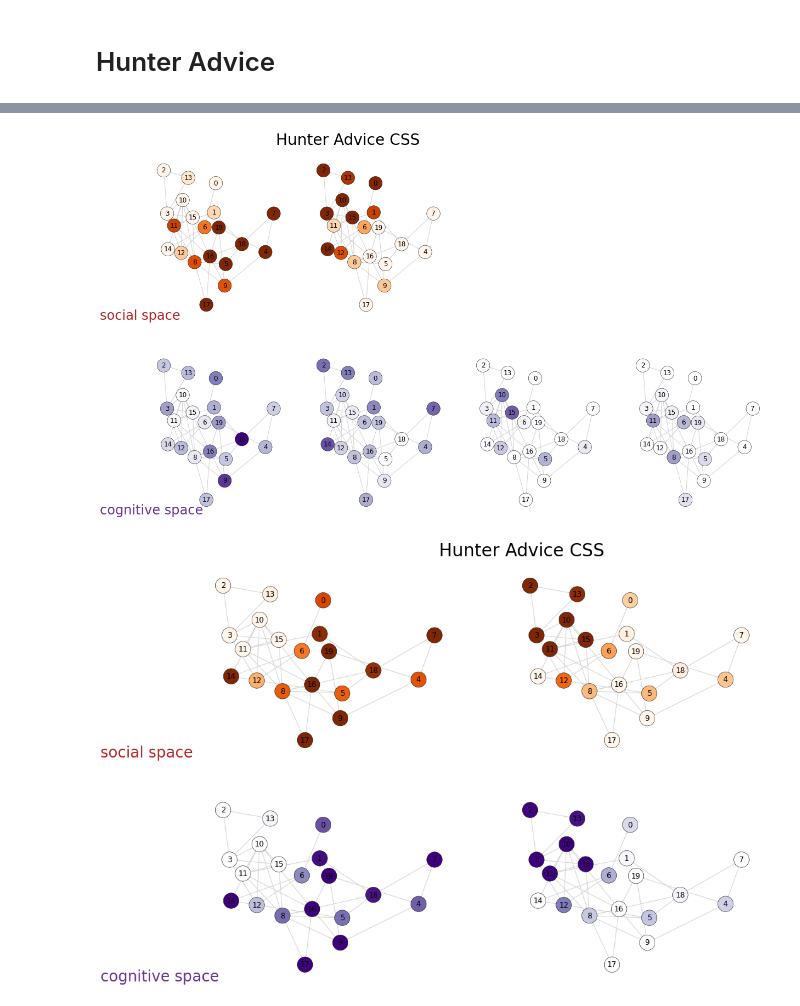
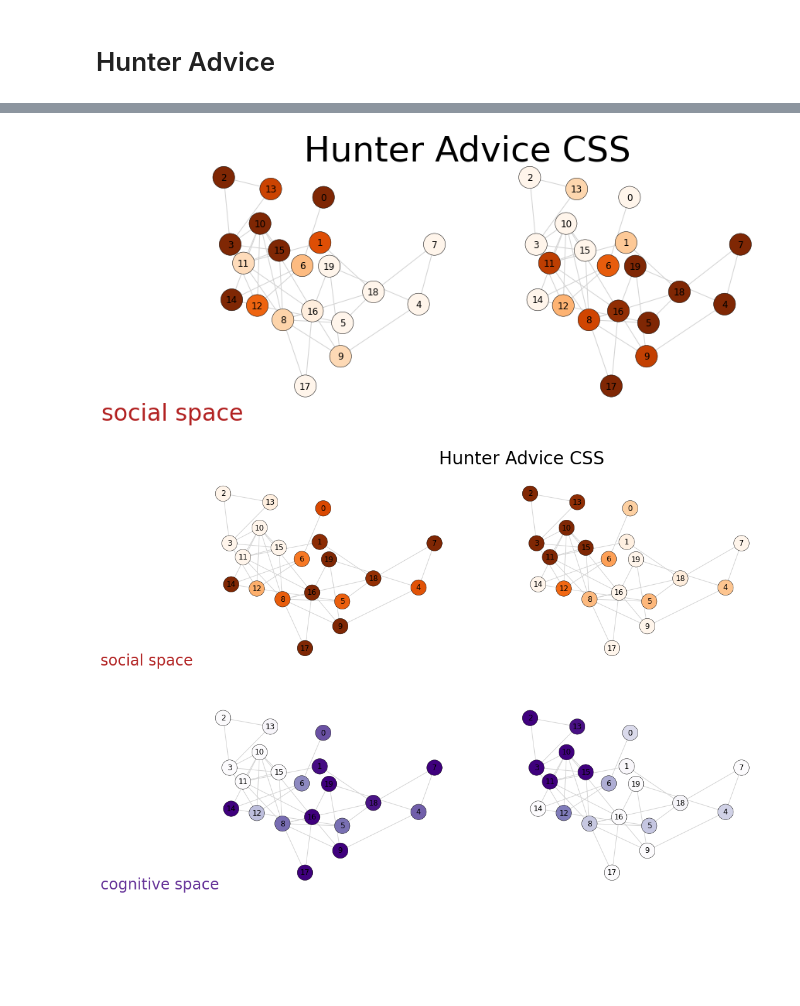
Before and after one commit to izabelaguiar/CSS, a Jupyter notebook: CSS_NNTuck_Paper_Figures_Tables.ipynb, the cells around one changed output, grey strips where cells are left out. Saved outputs shown, nothing was run; the diff lists cells and outputs as text; code cells hidden in the pictures; blank space fills up the shorter version.

```diff
--- a/CSS_NNTuck_Paper_Figures_Tables.ipynb
+++ b/CSS_NNTuck_Paper_Figures_Tables.ipynb
@@ -606,5 +797,5 @@ split_LRT(hunter_f[-1], C= 3, K = 2, M = M0, R = False, Symmetric = False, SCA =
 ## NNTuck of the Krackhardt advice CSS with $K=C=3$
 We use 50 random initializations of the multiplicative updates algorithm and examine the social and cognitive structure of the NNTuck corresponding to the highest log-likelihood over these random initializations.
 # %%
-core, factors, loglike =  multistart(krack, 3, 3, masked = False, Mask = None, Sym = False,
+core, factors, loglike =  multistart(krack_a, 3, 3, masked = False, Mask = None, Sym = False,
                                      NUM_IT = 50, ms_type = 'reg')
@@ -786,18 +980,18 @@ for n in range(1):
         colors_Y2[i] = cmapTwo(Y_norm[i, 1])
         colors_Y3[i] = cmapTwo(Y_norm[i, 2])
 
-    nx.draw(krack_and_net, posrep,  ax=axis[1], node_color=colors_Y1, node_size=600, edge_color='lightgrey', with_labels=True)
+    nx.draw(kracka_Network, posrep,  ax=axis[1], node_color=colors_Y1, node_size=800, edge_color='lightgrey', with_labels=True)
     axis[1].collections[0].set_edgecolor("k")
     axis[1].collections[0].set_linewidths(0.5)
-    nx.draw(krack_and_net, posrep,  ax=axis[2], node_color=colors_Y3, node_size=600, edge_color='lightgrey', with_labels=True)
+    nx.draw(kracka_Network, posrep,  ax=axis[2], node_color=colors_Y3, node_size=800, edge_color='lightgrey', with_labels=True)
     axis[2].collections[0].set_edgecolor("k")
     axis[2].collections[0].set_linewidths(0.5)
-    nx.draw(krack_and_net, posrep,  ax=axis[0], node_color=colors_Y2, node_size=600, edge_color='lightgrey', with_labels=True)
+    nx.draw(kracka_Network, posrep,  ax=axis[0], node_color=colors_Y2, node_size=800, edge_color='lightgrey', with_labels=True)
     axis[0].collections[0].set_edgecolor("k")
     axis[0].collections[0].set_linewidths(0.5)
 
-    axis[0].text(1, 1.2, 'Krackhardt Advice CSS', fontsize = 28, c = 'k')
-    axis[0].text(-1.5, -1.2, 'relative cognitive space', fontsize = 24, c = 'palevioletred')
+#     axis[0].text(1, 1.2, 'Krackhardt Advice CSS', fontsize = 28, c = 'k')
+    axis[0].text(-1.5, -1.2, 'relative cognitive space', fontsize = 35, c = 'palevioletred')
 
     filename = 'kracka_cognet_rel_3_3.pdf'
     plt.savefig(filename, bbox_inches='tight')
@@ -939,3 +1171,3 @@ for n in range(1):
 # %%
-core_huntera, factors_huntera, loglike_huntera =  multistart(hunter_a[-1], C = 4, K = 2, masked = False, Mask = None, Sym = False,
-                                     NUM_IT = 50, ms_type = 'reg')
+core_huntera, factors_huntera, loglike_huntera =  multistart(hunter_a[-1], C = 20, K = 2, masked = False, Mask = None, Sym = False,
+                                     NUM_IT = 50, ms_type = 'Ind')
@@ -942,59 +1177,58 @@ core_huntera, factors_huntera, loglike_huntera =  multistart(hunter_a[-1], C = 4
 # %%
 
 for n in range(1):
-    f, axis = plt.subplots(2,4)
-    f.set_figheight(12)
-    f.set_figwidth(20)
+    f, axis = plt.subplots(1,2)
+    f.set_figheight(6)
+    f.set_figwidth(13)
     colors_U1 = ['c'] * len(advice_truth_6)
     colors_U2 = ['c'] * len(advice_truth_6)
     colors_Y1 = ['c'] * len(advice_truth_6)
     colors_Y2 = ['c'] * len(advice_truth_6)
     colors_Y3 = ['c'] * len(advice_truth_6)
-    colors_Y4 = ['c'] * len(advice_truth_6)
-    colors_Y4 = ['c'] * len(advice_truth_6)
+#     colors_Y4 = ['c'] * len(advice_truth_6)
     Ytwo, Utwo, Vtwo = factors_huntera
     cmapOne=plt.get_cmap('Oranges')
     cmapTwo=plt.get_cmap('Purples')
     U_norm = Utwo/np.sum(Utwo, axis = 1, keepdims = True)
     Y_norm = Ytwo/np.sum(Ytwo, axis = 1, keepdims = True)
     for i in range(len(friend_truth_6)):
         colors_U1[i] = cmapOne(U_norm[i, 0])
         colors_U2[i] = cmapOne(U_norm[i, 1])
-        colors_Y1[i] = cmapTwo(Y_norm[i, 0])
-        colors_Y2[i] = cmapTwo(Y_norm[i, 1])
-        colors_Y3[i] = cmapTwo(Y_norm[i, 2])
-        colors_Y4[i] = cmapTwo(Y_norm[i, 3])
+#         colors_Y1[i] = cmapTwo(Y_norm[i, 0])
+#         colors_Y2[i] = cmapTwo(Y_norm[i, 1])
+#         colors_Y3[i] = cmapTwo(Y_norm[i, 2])
+#         colors_Y4[i] = cmapTwo(Y_norm[i, 3])
         colors_cogsocdiff[i] = cmapOne(U_norm[i, 0]-Y_norm[i, 0])
 
-    nx.draw(ad_network, pos,  ax=axis[0,1], node_color=colors_U1, node_size=600, edge_color='lightgrey', with_labels=True)
-    axis[0,1].collections[0].set_edgecolor("k")
-    axis[0,1].collections[0].set_linewidths(0.5)
-    nx.draw(ad_network, pos,  ax=axis[0,0], node_color=colors_U2, node_size=600, edge_color='lightgrey', with_labels=True)
-    axis[0,0].collections[0].set_edgecolor("k")
-    axis[0,0].collections[0].set_linewidths(0.5)
-    nx.draw(ad_network, pos,  ax=axis[1,1], node_color=colors_Y1, node_size=600, edge_color='lightgrey', with_labels=True)
-    axis[1,1].collections[0].set_edgecolor("k")
-    axis[1,1].collections[0].set_linewidths(0.5)
-    nx.draw(ad_network, pos,  ax=axis[1,2], node_color=colors_Y3, node_size=600, edge_color='lightgrey', with_labels=True)
-    axis[1,2].collections[0].set_edgecolor("k")
-    axis[1,2].collections[0].set_linewidths(0.5)
-    nx.draw(ad_network, pos,  ax=axis[1,0], node_color=colors_Y4, node_size=600, edge_color='lightgrey', with_labels=True)
-    axis[1,0].collections[0].set_edgecolor("k")
-    axis[1,0].collections[0].set_linewidths(0.5)
-    nx.draw(ad_network, pos,  ax=axis[1,3], node_color=colors_Y2, node_size=600, edge_color='lightgrey', with_labels=True)
-    axis[1,3].collections[0].set_edgecolor("k")
-    axis[1,3].collections[0].set_linewidths(0.5)
+    nx.draw(ad_network, pos,  ax=axis[1], node_color=colors_U2, node_size=800, edge_color='lightgrey', with_labels=True)
+    axis[1].collections[0].set_edgecolor("k")
+    axis[1].collections[0].set_linewidths(0.5)
+    nx.draw(ad_network, pos,  ax=axis[0], node_color=colors_U1, node_size=800, edge_color='lightgrey', with_labels=True)
+    axis[0].collections[0].set_edgecolor("k")
+    axis[0].collections[0].set_linewidths(0.5)
+#     nx.draw(ad_network, pos,  ax=axis[1,1], node_color=colors_Y1, node_size=800, edge_color='lightgrey', with_labels=True)
+#     axis[1,1].collections[0].set_edgecolor("k")
+#     axis[1,1].collections[0].set_linewidths(0.5)
+#     nx.draw(ad_network, pos,  ax=axis[1,2], node_color=colors_Y3, node_size=800, edge_color='lightgrey', with_labels=True)
+#     axis[1,2].collections[0].set_edgecolor("k")
+#     axis[1,2].collections[0].set_linewidths(0.5)
+#     nx.draw(ad_network, pos,  ax=axis[1,0], node_color=colors_Y2, node_size=800, edge_color='lightgrey', with_labels=True)
+#     axis[1,0].collections[0].set_edgecolor("k")
+#     axis[1,0].collections[0].set_linewidths(0.5)
+#     nx.draw(ad_network, pos,  ax=axis[1,3], node_color=colors_Y2, node_size=800, edge_color='lightgrey', with_labels=True)
+#     axis[1,3].collections[0].set_edgecolor("k")
+#     axis[1,3].collections[0].set_linewidths(0.5)
 
-    axis[0,0].text(1, 1.2, 'Hunter Advice CSS', fontsize = 28, c = 'k')
-    axis[0,0].text(-1.5, -1.2, 'social space', fontsize = 24, c = 'firebrick')
-    axis[1,0].text(-1.5, -1.2, 'cognitive space', fontsize = 24, c = 'rebeccapurple')
+    axis[0].text(0, 1, 'Hunter Advice CSS', fontsize = 45, c = 'k')
+    axis[0].text(-1.5, -1.3, 'social space', fontsize = 30, c = 'firebrick')
+#     axis[1,0].text(-1.5, -1.3, 'cognitive space', fontsize = 30, c = 'rebeccapurple')
 
-    axis[0, 2].axis('off')
-    axis[0, 3].axis('off')
-    filename = 'huntera_cognet_max_2_4.pdf'
+#     axis[0, 2].axis('off')
+#     axis[0, 3].axis('off')
+    filename = 'huntera_cognet_max_ind.pdf'
     plt.savefig(filename, bbox_inches='tight')
 # %% [output]
-[figure, old version]
+[figure, new version]
 # %%
 core_huntera_SCA, factors_huntera_SCA, loglike_huntera_SCA =  multistart(hunter_a[-1], C = 2, K = 2, masked = False, Mask = None, Sym = False,
                                      NUM_IT = 50, ms_type = 'SCA')
```
Also changed, not shown: parts of 53 cells of this notebook.
